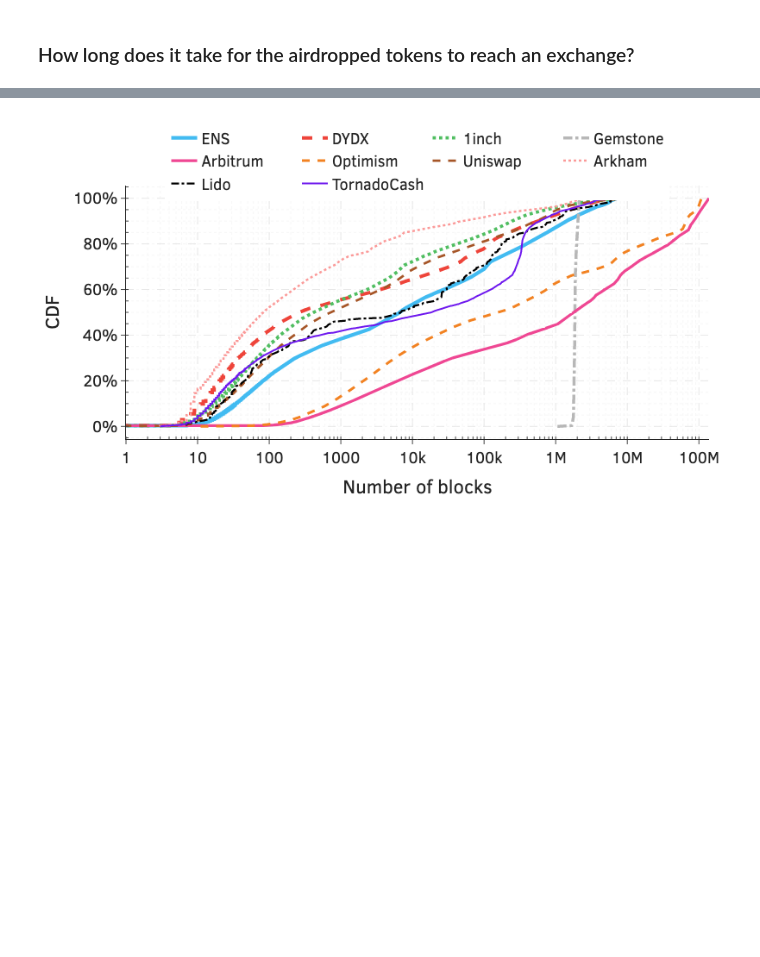
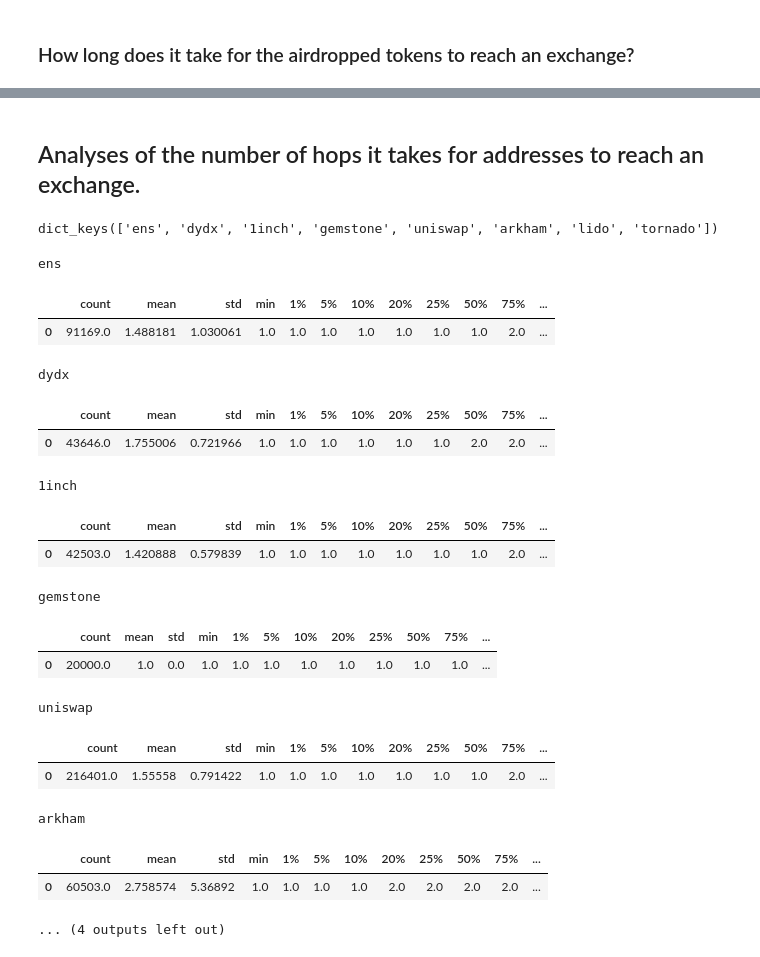
Before and after one commit to johnnatan-messias/research-proj-airdrop, a Jupyter notebook: notebooks/03-airdrop-eda.ipynb, the cells around one changed output, grey strips where cells are left out. Saved outputs shown, nothing was run; the diff lists cells and outputs as text; code cells hidden in the pictures; blank space fills up the shorter version.

```diff
--- a/notebooks/03-airdrop-eda.ipynb
+++ b/notebooks/03-airdrop-eda.ipynb
@@ -994,21 +1027,2 @@ fig.show("png")
-# %%
-fig = go.Figure(layout=get_plotly_layout(width=800, height=450))
-for protocol in protocols:
-    ecdf = ECDF(hops_dfs['blocks'][protocol]['hops'])
-    fig.add_trace(go.Scatter(x=ecdf.x, y=ecdf.y, name=plot_settings[protocol]['label'],
-                             line=dict(color=plot_settings[protocol]['color'],
-                             width=plot_settings[protocol]['width'],
-                             dash=plot_settings[protocol]['style'])))
-
-fig.update_layout(
-    xaxis_title='Number of blocks',
-    yaxis_title='CDF',
-    legend=dict(xanchor='center', x=0.5, y=1.25, orientation='h'))
-
-fig.update_xaxes(type='log')
-fig.update_yaxes(tickformat=".0%")
-output_path = os.path.join(
-    plots_dir, "number_of_blocks_until_exchange_log.pdf")
-fig.show("png")
-# %% [output]
-[figure, removed]
+# %% [markdown]
+## Analyses of the number of hops it takes for addresses to reach an exchange.
@@ -1025,3 +1042,17 @@ for protocol, data in dfs.items():
 
 with open(os.path.join(data_dir, "claim_receivers_addresses.json"), "w") as f:
     json.dump(claim_receivers, f)
+# %%
+def load_hop_distribution_files():
+    hop_distribution = dict()
+    for protocol in tqdm(protocols, desc="Loading files..."):
+        filepath = os.path.join(data_dir, f"hop_distribution_{protocol}.json")
+        if os.path.isfile(filepath):
+            with open(filepath) as f:
+                hop_distribution[protocol] = json.load(f)
+    return hop_distribution
+# %%
+hop_distribution = load_hop_distribution_files()
+print(hop_distribution.keys())
+# %% [output]
+dict_keys(['ens', 'dydx', '1inch', 'gemstone', 'uniswap', 'arkham', 'lido', 'tornado'])
@@ -1027,0 +1061,29 @@ with open(os.path.join(data_dir, "claim_receivers_addresses.json"), "w") as f:
+# %%
+# Distribution of hops for airdrop recipients connecting with exchanges
+hops_dfs = {}
+for protocol in hop_distribution:
+    print(protocol)
+    hops_dfs[protocol] = pd.Series(
+        hop_distribution[protocol])
+    data = hops_dfs[protocol][hops_dfs[protocol] > 0]
+    display(data.describe(percentiles=percentiles).to_frame().T)
+# %% [output]
+ens
+|  | count | mean | std | min | 1% | 5% | 10% | 20% | 25% | 50% | 75% | ... |
+| 0 | 91169.0 | 1.488181 | 1.030061 | 1.0 | 1.0 | 1.0 | 1.0 | 1.0 | 1.0 | 1.0 | 2.0 | ... |
+dydx
+|  | count | mean | std | min | 1% | 5% | 10% | 20% | 25% | 50% | 75% | ... |
+| 0 | 43646.0 | 1.755006 | 0.721966 | 1.0 | 1.0 | 1.0 | 1.0 | 1.0 | 1.0 | 2.0 | 2.0 | ... |
+1inch
+|  | count | mean | std | min | 1% | 5% | 10% | 20% | 25% | 50% | 75% | ... |
+| 0 | 42503.0 | 1.420888 | 0.579839 | 1.0 | 1.0 | 1.0 | 1.0 | 1.0 | 1.0 | 1.0 | 2.0 | ... |
+gemstone
+|  | count | mean | std | min | 1% | 5% | 10% | 20% | 25% | 50% | 75% | ... |
+| 0 | 20000.0 | 1.0 | 0.0 | 1.0 | 1.0 | 1.0 | 1.0 | 1.0 | 1.0 | 1.0 | 1.0 | ... |
+uniswap
+|  | count | mean | std | min | 1% | 5% | 10% | 20% | 25% | 50% | 75% | ... |
+| 0 | 216401.0 | 1.55558 | 0.791422 | 1.0 | 1.0 | 1.0 | 1.0 | 1.0 | 1.0 | 1.0 | 2.0 | ... |
+arkham
+|  | count | mean | std | min | 1% | 5% | 10% | 20% | 25% | 50% | 75% | ... |
+| 0 | 60503.0 | 2.758574 | 5.36892 | 1.0 | 1.0 | 1.0 | 1.0 | 2.0 | 2.0 | 2.0 | 2.0 | ... |
+... (4 outputs left out)
```
Also changed, not shown: parts of 10 cells of this notebook, 1 other file.
